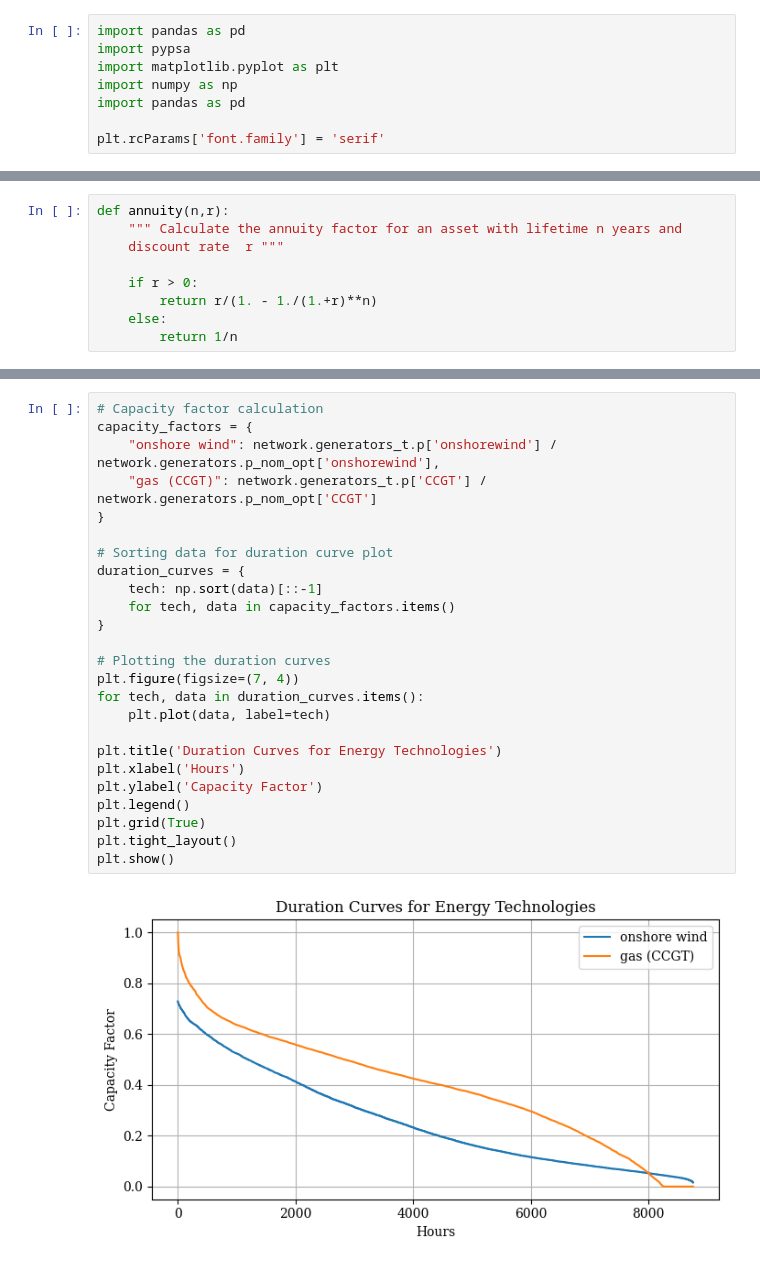
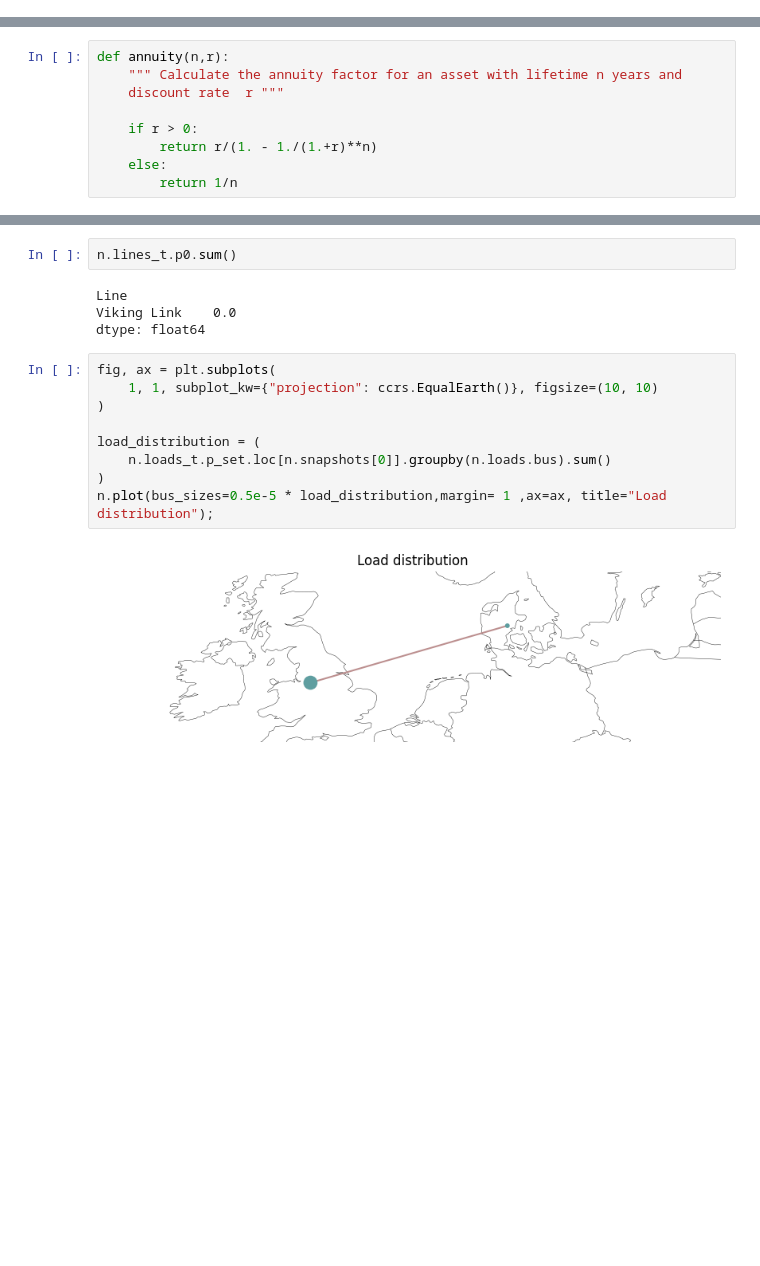
Before and after one commit to CarlosFdHL/ieg_project, a Jupyter notebook: Hmodel.ipynb, the cells around one changed output, grey strips where cells are left out. Drawn from its saved outputs; the diff is of its cells as text; blank space fills up the shorter version.

```diff
--- a/Hmodel.ipynb
+++ b/Hmodel.ipynb
@@ -1,8 +0,0 @@
-# %%
-import pandas as pd
-import pypsa
-import matplotlib.pyplot as plt
-import numpy as np
-import pandas as pd
-
-plt.rcParams['font.family'] = 'serif'
@@ -329,27 +268,17 @@ Text(0.5, 1.07, 'Electricity mix')
-# %%
-# Capacity factor calculation
-capacity_factors = {
-    "onshore wind": network.generators_t.p['onshorewind'] / network.generators.p_nom_opt['onshorewind'],
-    "gas (CCGT)": network.generators_t.p['CCGT'] / network.generators.p_nom_opt['CCGT']
-}
-
-# Sorting data for duration curve plot
-duration_curves = {
-    tech: np.sort(data)[::-1]
-    for tech, data in capacity_factors.items()
-}
-
-# Plotting the duration curves
-plt.figure(figsize=(7, 4))
-for tech, data in duration_curves.items():
-    plt.plot(data, label=tech)
-
-plt.title('Duration Curves for Energy Technologies')
-plt.xlabel('Hours')
-plt.ylabel('Capacity Factor')
-plt.legend()
-plt.grid(True)
-plt.tight_layout()
-plt.show()
-# %% [output]
-[figure, removed]
+# %%
+n.lines_t.p0.sum()
+# %% [output]
+Line
+Viking Link    0.0
+dtype: float64
+# %%
+fig, ax = plt.subplots(
+    1, 1, subplot_kw={"projection": ccrs.EqualEarth()}, figsize=(10, 10)
+)
+
+load_distribution = (
+    n.loads_t.p_set.loc[n.snapshots[0]].groupby(n.loads.bus).sum()
+)
+n.plot(bus_sizes=0.5e-5 * load_distribution,margin= 1 ,ax=ax, title="Load distribution");
+# %% [output]
+[figure, added]
```
Also changed, not shown: parts of 36 cells of this notebook, 1 other file.
